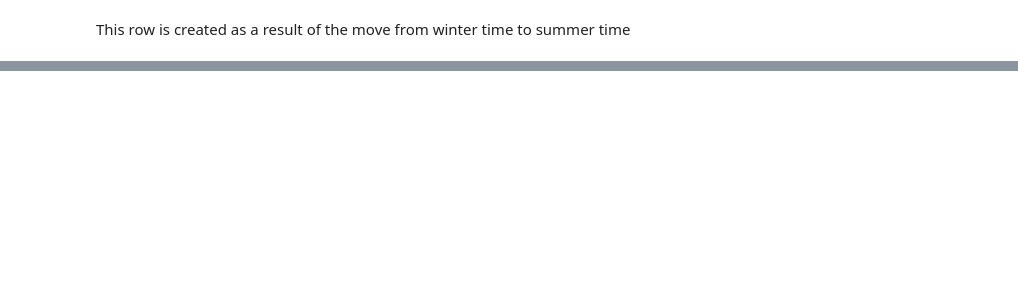
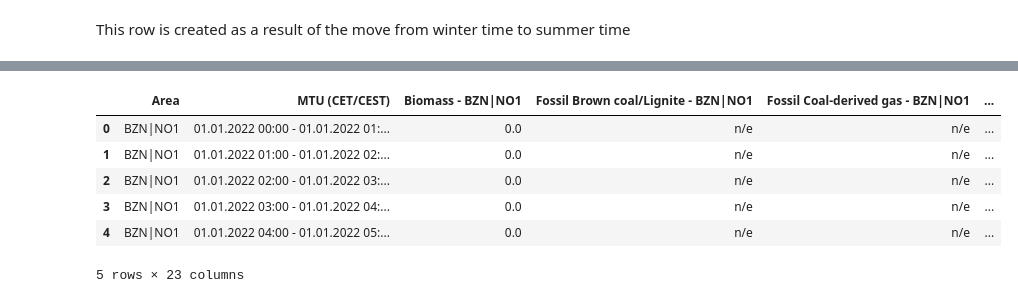
Before and after one commit to HIOF-Bachelor-Project-Group-7/Time-series-energy-price-prediction-bidding-zone-N01, a Jupyter notebook: code/data aggreagation.ipynb, the cells around one changed output, grey strips where cells are left out. Cells and saved outputs as stored; diff of their text form; code cells hidden in the pictures; blank space fills up the shorter version.

```diff
--- a/code/data aggreagation.ipynb
+++ b/code/data aggreagation.ipynb
@@ -119,0 +134,15 @@ This row is created as a result of the move from winter time to summer time
+# %%
+actual_generation_no1.columns = ['Area','MTU (CET/CEST)','Biomass - BZN|NO1', 'Fossil Brown coal/Lignite - BZN|NO1', 'Fossil Coal-derived gas - BZN|NO1', 'Fossil Gas - BZN|NO1', 'Fossil Hard coal - BZN|NO1', 'Fossil Oil - BZN|NO1', 'Fossil Oil shale - BZN|NO1', 'Fossil Peat - BZN|NO1', 'Geothermal - BZN|NO1', 'Hydro Pumped Storage Aggregated- BZN|NO1', 'Hydro Pumped Storage Consumption - BZN|NO1', 'Hydro Run-of-river and poundage - BZN|NO1', 'Hydro Water Reservoir - BZN|NO1', 'Marine - BZN|NO1', 'Nuclear - BZN|NO1', 'Other - BZN|NO1', 'Other renewable - BZN|NO1', 'Solar - BZN|NO1', 'Waste - BZN|NO1', 'Wind Offshore - BZN|NO1', 'Wind Onshore - BZN|NO1']
+actual_generation_no2.columns = ['Area','MTU (CET/CEST)','Biomass - BZN|NO2', 'Fossil Brown coal/Lignite - BZN|NO2', 'Fossil Coal-derived gas - BZN|NO2', 'Fossil Gas - BZN|NO2', 'Fossil Hard coal - BZN|NO2', 'Fossil Oil - BZN|NO2', 'Fossil Oil shale - BZN|NO2', 'Fossil Peat - BZN|NO2', 'Geothermal - BZN|NO2', 'Hydro Pumped Storage Aggregated- BZN|NO2', 'Hydro Pumped Storage Consumption - BZN|NO2', 'Hydro Run-of-river and poundage - BZN|NO1', 'Hydro Water Reservoir - BZN|NO2', 'Marine - BZN|NO2', 'Nuclear - BZN|NO2', 'Other - BZN|NO2', 'Other renewable - BZN|NO2', 'Solar - BZN|NO2', 'Waste - BZN|NO2', 'Wind Offshore - BZN|NO2', 'Wind Onshore - BZN|NO2']
+actual_generation_no3.columns = ['Area','MTU (CET/CEST)','Biomass - BZN|NO3', 'Fossil Brown coal/Lignite - BZN|NO3', 'Fossil Coal-derived gas - BZN|NO3', 'Fossil Gas - BZN|NO3', 'Fossil Hard coal - BZN|NO3', 'Fossil Oil - BZN|NO3', 'Fossil Oil shale - BZN|NO3', 'Fossil Peat - BZN|NO3', 'Geothermal - BZN|NO3', 'Hydro Pumped Storage Aggregated- BZN|NO3', 'Hydro Pumped Storage Consumption - BZN|NO3', 'Hydro Run-of-river and poundage - BZN|NO3', 'Hydro Water Reservoir - BZN|NO3', 'Marine - BZN|NO3', 'Nuclear - BZN|NO3', 'Other - BZN|NO3', 'Other renewable - BZN|NO3', 'Solar - BZN|NO3', 'Waste - BZN|NO3', 'Wind Offshore - BZN|NO3', 'Wind Onshore - BZN|NO3']
+actual_generation_no5.columns = ['Area','MTU (CET/CEST)','Biomass - BZN|NO5', 'Fossil Brown coal/Lignite - BZN|NO5', 'Fossil Coal-derived gas - BZN|NO5', 'Fossil Gas - BZN|NO5', 'Fossil Hard coal - BZN|NO5', 'Fossil Oil - BZN|NO5', 'Fossil Oil shale - BZN|NO5', 'Fossil Peat - BZN|NO5', 'Geothermal - BZN|NO5', 'Hydro Pumped Storage Aggregated- BZN|NO5', 'Hydro Pumped Storage Consumption - BZN|NO5', 'Hydro Run-of-river and poundage - BZN|NO5', 'Hydro Water Reservoir - BZN|NO5', 'Marine - BZN|NO5', 'Nuclear - BZN|NO5', 'Other - BZN|NO5', 'Other renewable - BZN|NO5', 'Solar - BZN|NO5', 'Waste - BZN|NO5', 'Wind Offshore - BZN|NO5', 'Wind Onshore - BZN|NO5']
+actual_generation_se3.columns = ['Area','MTU (CET/CEST)','Biomass - BZN|SE3', 'Fossil Brown coal/Lignite - BZN|SE3', 'Fossil Coal-derived gas - BZN|SE3', 'Fossil Gas - BZN|SE3', 'Fossil Hard coal - BZN|SE3', 'Fossil Oil - BZN|SE3', 'Fossil Oil shale - BZN|SE3', 'Fossil Peat - BZN|SE3', 'Geothermal - BZN|SE3', 'Hydro Pumped Storage Aggregated- BZN|SE3', 'Hydro Pumped Storage Consumption - BZN|SE3', 'Hydro Run-of-river and poundage - BZN|SE3', 'Hydro Water Reservoir - BZN|SE3', 'Marine - BZN|SE3', 'Nuclear - BZN|SE3', 'Other - BZN|SE3', 'Other renewable - BZN|SE3', 'Solar - BZN|SE3', 'Waste - BZN|SE3', 'Wind Offshore - BZN|SE3', 'Wind Onshore - BZN|SE3']
+actual_generation_no1.head()
+# %% [output]
+|  | Area | MTU (CET/CEST) | Biomass - BZN|NO1 | Fossil Brown coal/Lignite - BZN|NO1 | Fossil Coal-derived gas - BZN|NO1 | ... |
+| 0 | BZN|NO1 | 01.01.2022 00:00 - 01.01.2022 01:... | 0.0 | n/e | n/e | ... |
+| 1 | BZN|NO1 | 01.01.2022 01:00 - 01.01.2022 02:... | 0.0 | n/e | n/e | ... |
+| 2 | BZN|NO1 | 01.01.2022 02:00 - 01.01.2022 03:... | 0.0 | n/e | n/e | ... |
+| 3 | BZN|NO1 | 01.01.2022 03:00 - 01.01.2022 04:... | 0.0 | n/e | n/e | ... |
+| 4 | BZN|NO1 | 01.01.2022 04:00 - 01.01.2022 05:... | 0.0 | n/e | n/e | ... |
+5 rows × 23 columns
```
Also changed, not shown: parts of 5 cells of this notebook.
